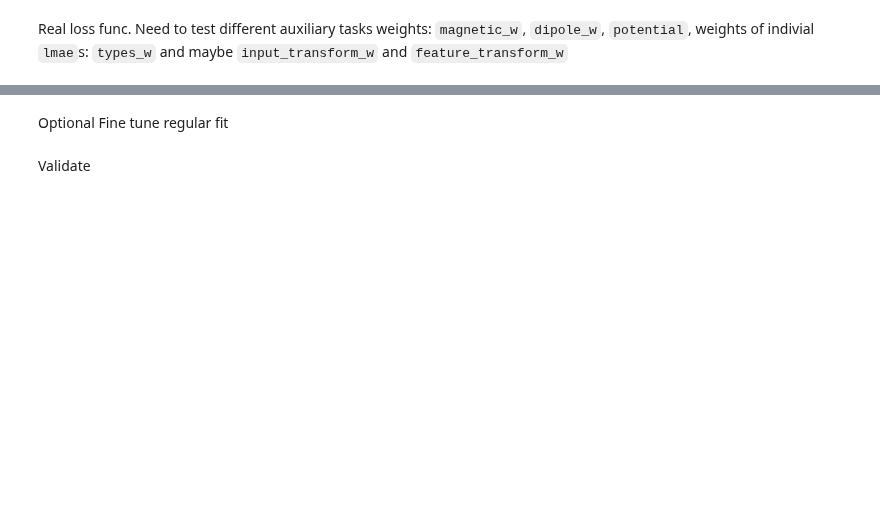
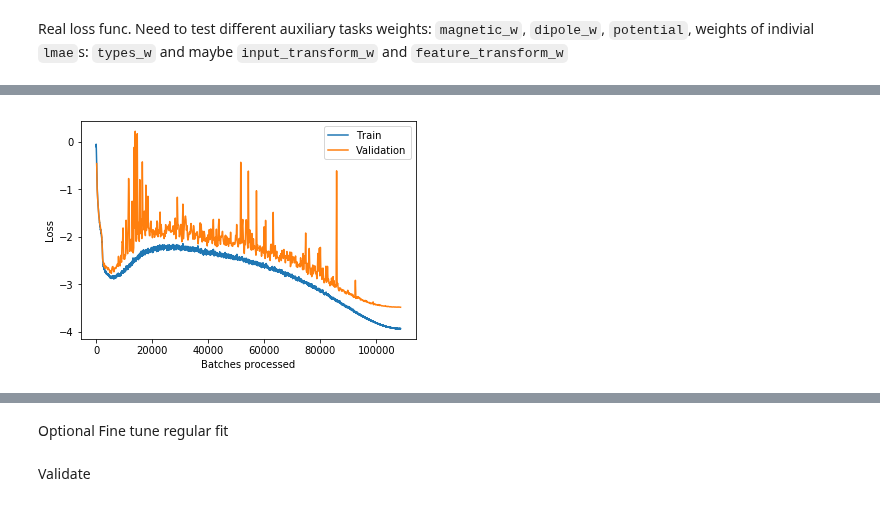
Before and after one commit to antorsae/champs-scalar-coupling, a Jupyter notebook: cloud.ipynb, the cells around one changed output, grey strips where cells are left out. Saved outputs shown, nothing was run; the diff lists cells and outputs as text; code cells hidden in the pictures; blank space fills up the shorter version.

```diff
--- a/cloud.ipynb
+++ b/cloud.ipynb
@@ -761,0 +746,4 @@ learner.fit_one_cycle(500, 1e-2)#, moms=(0.75,0.70))
+# %%
+learner.recorder.plot_losses()
+# %% [output]
+[figure, added]
```
Also changed, not shown: parts of 19 cells of this notebook, 1 other file.
